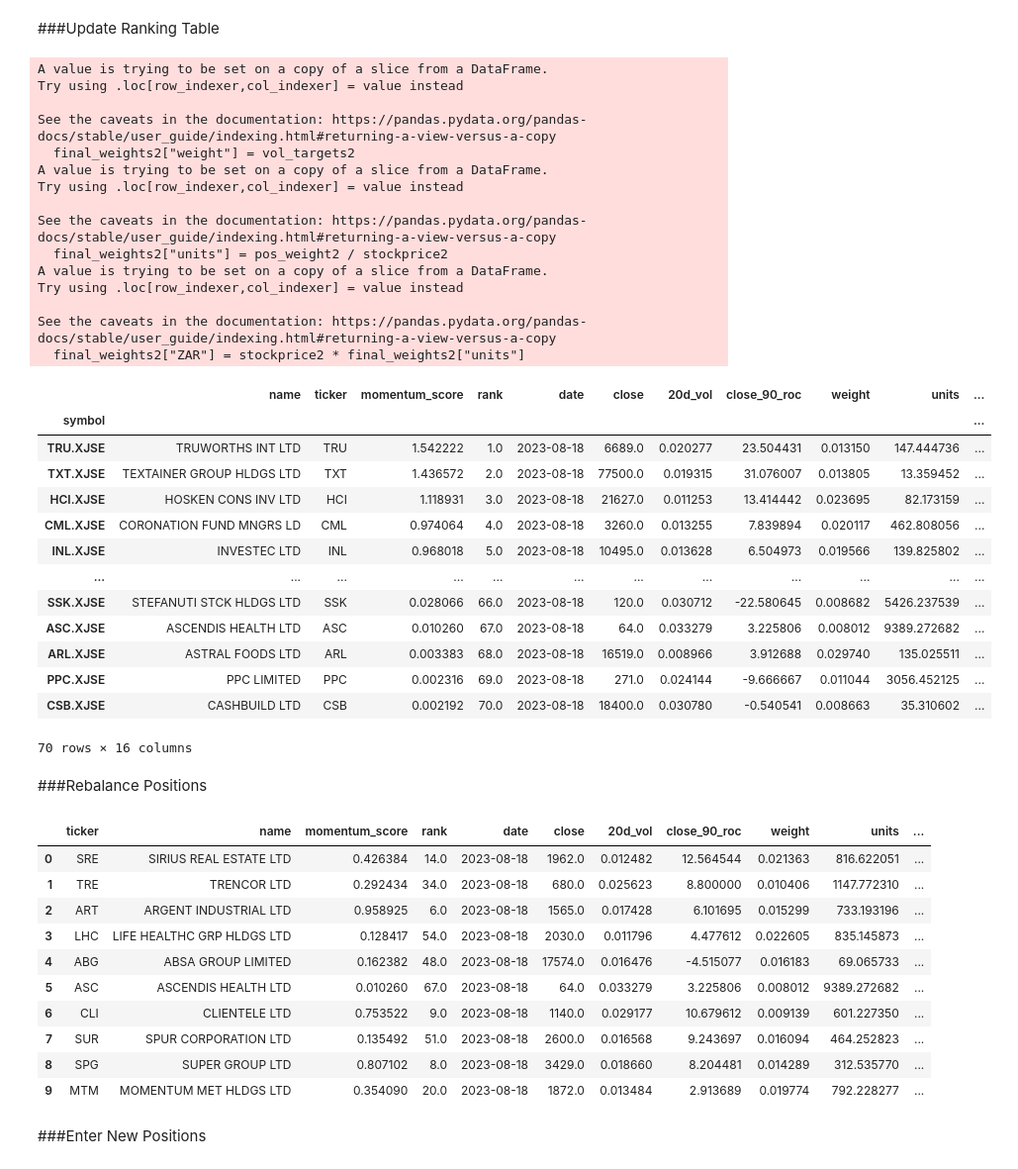
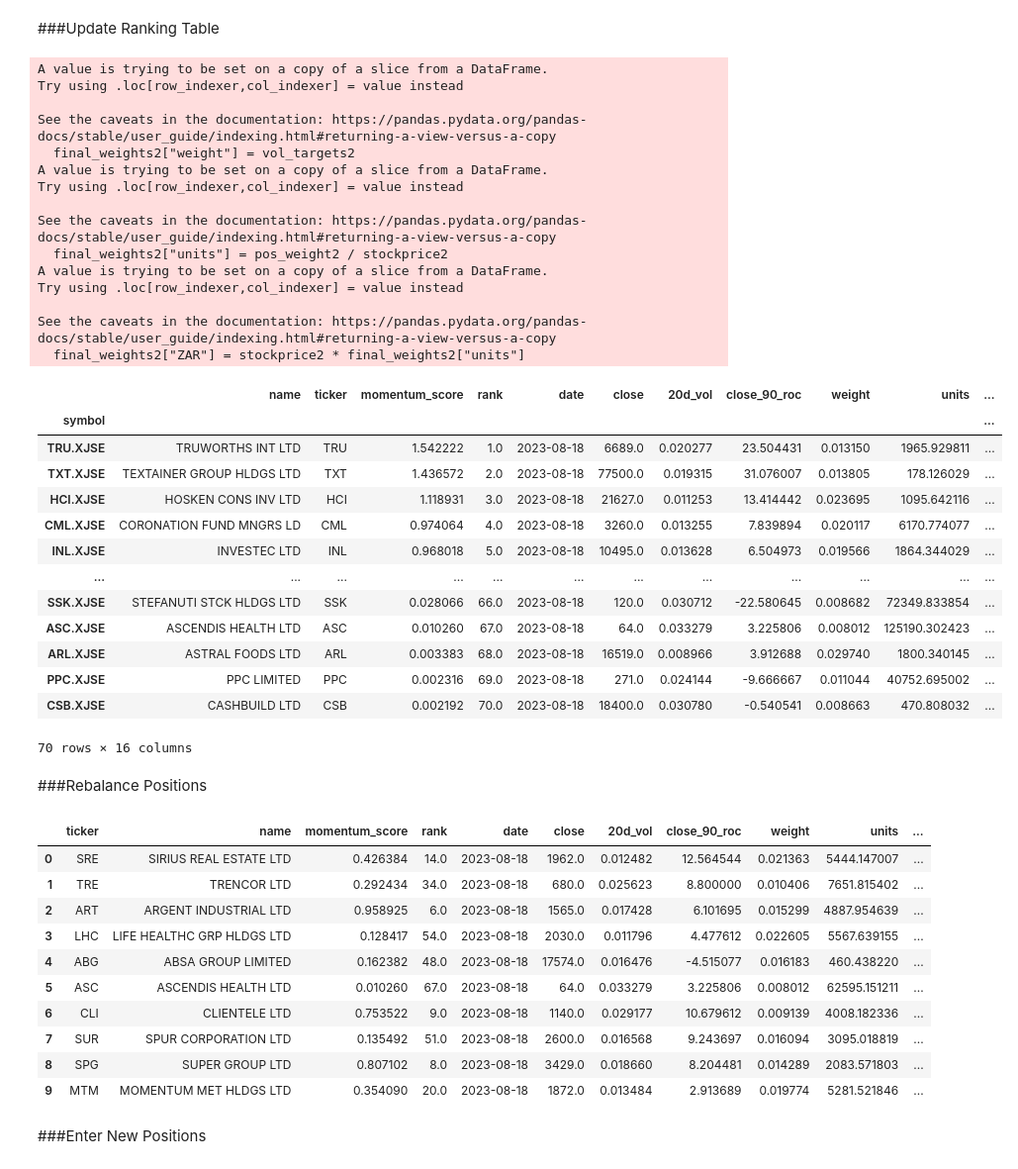
Before and after one commit to helmieresearch/helmieresearch, a Jupyter notebook: Momentum_Ranking_Model_revised2.ipynb, the cells around one changed output. Shown at 99% size. Cells and saved outputs as stored; diff of their text form; code cells hidden in the pictures.

```diff
--- a/Momentum_Ranking_Model_revised2.ipynb
+++ b/Momentum_Ranking_Model_revised2.ipynb
@@ -634,7 +630,7 @@ Name: name, dtype: object
 # %% [markdown]
 ###Update Ranking Table
 # %%
-portfolio_value2=750000
+portfolio_value2=10000000.00
 
 final_weights = final_buy_list
 final_weights.set_index('rank').reset_index()
@@ -649,44 +645,44 @@ final_weights2=final_weights.iloc[:, cols]
 inv_vol2 = 1 / final_weights2["20d_vol"]
 sum_inv_vol2 =inv_vol2.sum()
 vol_targets2 = inv_vol2 / sum_inv_vol2
 final_weights2["weight"] = vol_targets2
 
 final_weights2.set_index('symbol', inplace=True)
 
 stockprice2 = final_weights2["close"] / 100
 pos_weight2 = portfolio_value2 * final_weights2["weight"]
 final_weights2["units"] = pos_weight2 / stockprice2
 final_weights2["ZAR"] = stockprice2 * final_weights2["units"]
 final_weights2
 # %% [output]
 A value is trying to be set on a copy of a slice from a DataFrame.
 Try using .loc[row_indexer,col_indexer] = value instead
 
 See the caveats in the documentation: https://pandas.pydata.org/pandas-docs/stable/user_guide/indexing.html#returning-a-view-versus-a-copy
   final_weights2["weight"] = vol_targets2
 A value is trying to be set on a copy of a slice from a DataFrame.
 Try using .loc[row_indexer,col_indexer] = value instead
 
 See the caveats in the documentation: https://pandas.pydata.org/pandas-docs/stable/user_guide/indexing.html#returning-a-view-versus-a-copy
   final_weights2["units"] = pos_weight2 / stockprice2
 A value is trying to be set on a copy of a slice from a DataFrame.
 Try using .loc[row_indexer,col_indexer] = value instead
 
 See the caveats in the documentation: https://pandas.pydata.org/pandas-docs/stable/user_guide/indexing.html#returning-a-view-versus-a-copy
   final_weights2["ZAR"] = stockprice2 * final_weights2["units"]
 |  | name | ticker | momentum_score | rank | date | close | 20d_vol | close_90_roc | weight | units | ... |
 | symbol |  |  |  |  |  |  |  |  |  |  | ... |
-| TRU.XJSE | TRUWORTHS INT LTD | TRU | 1.542222 | 1.0 | 2023-08-18 | 6689.0 | 0.020277 | 23.504431 | 0.013150 | 147.444736 | ... |
-| TXT.XJSE | TEXTAINER GROUP HLDGS LTD | TXT | 1.436572 | 2.0 | 2023-08-18 | 77500.0 | 0.019315 | 31.076007 | 0.013805 | 13.359452 | ... |
-| HCI.XJSE | HOSKEN CONS INV LTD | HCI | 1.118931 | 3.0 | 2023-08-18 | 21627.0 | 0.011253 | 13.414442 | 0.023695 | 82.173159 | ... |
-| CML.XJSE | CORONATION FUND MNGRS LD | CML | 0.974064 | 4.0 | 2023-08-18 | 3260.0 | 0.013255 | 7.839894 | 0.020117 | 462.808056 | ... |
-| INL.XJSE | INVESTEC LTD | INL | 0.968018 | 5.0 | 2023-08-18 | 10495.0 | 0.013628 | 6.504973 | 0.019566 | 139.825802 | ... |
+| TRU.XJSE | TRUWORTHS INT LTD | TRU | 1.542222 | 1.0 | 2023-08-18 | 6689.0 | 0.020277 | 23.504431 | 0.013150 | 1965.929811 | ... |
+| TXT.XJSE | TEXTAINER GROUP HLDGS LTD | TXT | 1.436572 | 2.0 | 2023-08-18 | 77500.0 | 0.019315 | 31.076007 | 0.013805 | 178.126029 | ... |
+| HCI.XJSE | HOSKEN CONS INV LTD | HCI | 1.118931 | 3.0 | 2023-08-18 | 21627.0 | 0.011253 | 13.414442 | 0.023695 | 1095.642116 | ... |
+| CML.XJSE | CORONATION FUND MNGRS LD | CML | 0.974064 | 4.0 | 2023-08-18 | 3260.0 | 0.013255 | 7.839894 | 0.020117 | 6170.774077 | ... |
+| INL.XJSE | INVESTEC LTD | INL | 0.968018 | 5.0 | 2023-08-18 | 10495.0 | 0.013628 | 6.504973 | 0.019566 | 1864.344029 | ... |
 | ... | ... | ... | ... | ... | ... | ... | ... | ... | ... | ... | ... |
-| SSK.XJSE | STEFANUTI STCK HLDGS LTD | SSK | 0.028066 | 66.0 | 2023-08-18 | 120.0 | 0.030712 | -22.580645 | 0.008682 | 5426.237539 | ... |
-| ASC.XJSE | ASCENDIS HEALTH LTD | ASC | 0.010260 | 67.0 | 2023-08-18 | 64.0 | 0.033279 | 3.225806 | 0.008012 | 9389.272682 | ... |
-| ARL.XJSE | ASTRAL FOODS LTD | ARL | 0.003383 | 68.0 | 2023-08-18 | 16519.0 | 0.008966 | 3.912688 | 0.029740 | 135.025511 | ... |
-| PPC.XJSE | PPC LIMITED | PPC | 0.002316 | 69.0 | 2023-08-18 | 271.0 | 0.024144 | -9.666667 | 0.011044 | 3056.452125 | ... |
-| CSB.XJSE | CASHBUILD LTD | CSB | 0.002192 | 70.0 | 2023-08-18 | 18400.0 | 0.030780 | -0.540541 | 0.008663 | 35.310602 | ... |
+| SSK.XJSE | STEFANUTI STCK HLDGS LTD | SSK | 0.028066 | 66.0 | 2023-08-18 | 120.0 | 0.030712 | -22.580645 | 0.008682 | 72349.833854 | ... |
+| ASC.XJSE | ASCENDIS HEALTH LTD | ASC | 0.010260 | 67.0 | 2023-08-18 | 64.0 | 0.033279 | 3.225806 | 0.008012 | 125190.302423 | ... |
+| ARL.XJSE | ASTRAL FOODS LTD | ARL | 0.003383 | 68.0 | 2023-08-18 | 16519.0 | 0.008966 | 3.912688 | 0.029740 | 1800.340145 | ... |
+| PPC.XJSE | PPC LIMITED | PPC | 0.002316 | 69.0 | 2023-08-18 | 271.0 | 0.024144 | -9.666667 | 0.011044 | 40752.695002 | ... |
+| CSB.XJSE | CASHBUILD LTD | CSB | 0.002192 | 70.0 | 2023-08-18 | 18400.0 | 0.030780 | -0.540541 | 0.008663 | 470.808032 | ... |
 70 rows × 16 columns
 # %% [markdown]
 ###Rebalance Positions
@@ -712,16 +708,16 @@ rebalance3.drop(index_names5, inplace = True)
 rebalance3
 # %% [output]
 |  | ticker | name | momentum_score | rank | date | close | 20d_vol | close_90_roc | weight | units | ... |
-| 0 | SRE | SIRIUS REAL ESTATE LTD | 0.426384 | 14.0 | 2023-08-18 | 1962.0 | 0.012482 | 12.564544 | 0.021363 | 816.622051 | ... |
-| 1 | TRE | TRENCOR LTD | 0.292434 | 34.0 | 2023-08-18 | 680.0 | 0.025623 | 8.800000 | 0.010406 | 1147.772310 | ... |
-| 2 | ART | ARGENT INDUSTRIAL LTD | 0.958925 | 6.0 | 2023-08-18 | 1565.0 | 0.017428 | 6.101695 | 0.015299 | 733.193196 | ... |
-| 3 | LHC | LIFE HEALTHC GRP HLDGS LTD | 0.128417 | 54.0 | 2023-08-18 | 2030.0 | 0.011796 | 4.477612 | 0.022605 | 835.145873 | ... |
-| 4 | ABG | ABSA GROUP LIMITED | 0.162382 | 48.0 | 2023-08-18 | 17574.0 | 0.016476 | -4.515077 | 0.016183 | 69.065733 | ... |
-| 5 | ASC | ASCENDIS HEALTH LTD | 0.010260 | 67.0 | 2023-08-18 | 64.0 | 0.033279 | 3.225806 | 0.008012 | 9389.272682 | ... |
-| 6 | CLI | CLIENTELE LTD | 0.753522 | 9.0 | 2023-08-18 | 1140.0 | 0.029177 | 10.679612 | 0.009139 | 601.227350 | ... |
-| 7 | SUR | SPUR CORPORATION LTD | 0.135492 | 51.0 | 2023-08-18 | 2600.0 | 0.016568 | 9.243697 | 0.016094 | 464.252823 | ... |
-| 8 | SPG | SUPER GROUP LTD | 0.807102 | 8.0 | 2023-08-18 | 3429.0 | 0.018660 | 8.204481 | 0.014289 | 312.535770 | ... |
-| 9 | MTM | MOMENTUM MET HLDGS LTD | 0.354090 | 20.0 | 2023-08-18 | 1872.0 | 0.013484 | 2.913689 | 0.019774 | 792.228277 | ... |
+| 0 | SRE | SIRIUS REAL ESTATE LTD | 0.426384 | 14.0 | 2023-08-18 | 1962.0 | 0.012482 | 12.564544 | 0.021363 | 5444.147007 | ... |
+| 1 | TRE | TRENCOR LTD | 0.292434 | 34.0 | 2023-08-18 | 680.0 | 0.025623 | 8.800000 | 0.010406 | 7651.815402 | ... |
+| 2 | ART | ARGENT INDUSTRIAL LTD | 0.958925 | 6.0 | 2023-08-18 | 1565.0 | 0.017428 | 6.101695 | 0.015299 | 4887.954639 | ... |
+| 3 | LHC | LIFE HEALTHC GRP HLDGS LTD | 0.128417 | 54.0 | 2023-08-18 | 2030.0 | 0.011796 | 4.477612 | 0.022605 | 5567.639155 | ... |
+| 4 | ABG | ABSA GROUP LIMITED | 0.162382 | 48.0 | 2023-08-18 | 17574.0 | 0.016476 | -4.515077 | 0.016183 | 460.438220 | ... |
+| 5 | ASC | ASCENDIS HEALTH LTD | 0.010260 | 67.0 | 2023-08-18 | 64.0 | 0.033279 | 3.225806 | 0.008012 | 62595.151211 | ... |
+| 6 | CLI | CLIENTELE LTD | 0.753522 | 9.0 | 2023-08-18 | 1140.0 | 0.029177 | 10.679612 | 0.009139 | 4008.182336 | ... |
+| 7 | SUR | SPUR CORPORATION LTD | 0.135492 | 51.0 | 2023-08-18 | 2600.0 | 0.016568 | 9.243697 | 0.016094 | 3095.018819 | ... |
+| 8 | SPG | SUPER GROUP LTD | 0.807102 | 8.0 | 2023-08-18 | 3429.0 | 0.018660 | 8.204481 | 0.014289 | 2083.571803 | ... |
+| 9 | MTM | MOMENTUM MET HLDGS LTD | 0.354090 | 20.0 | 2023-08-18 | 1872.0 | 0.013484 | 2.913689 | 0.019774 | 5281.521846 | ... |
 # %% [markdown]
 ###Enter New Positions
 # %%
```
Also changed, not shown: parts of 8 cells of this notebook.
